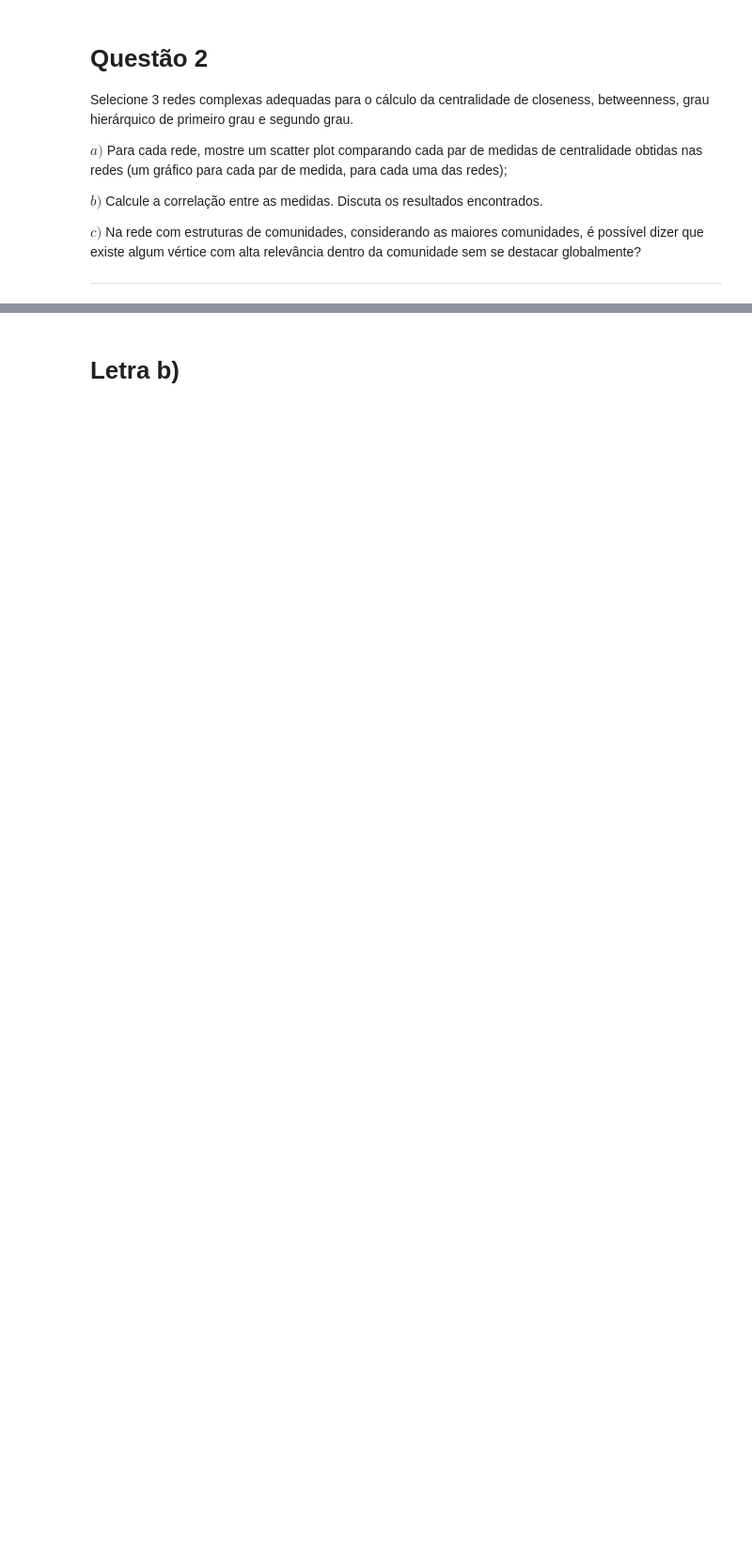
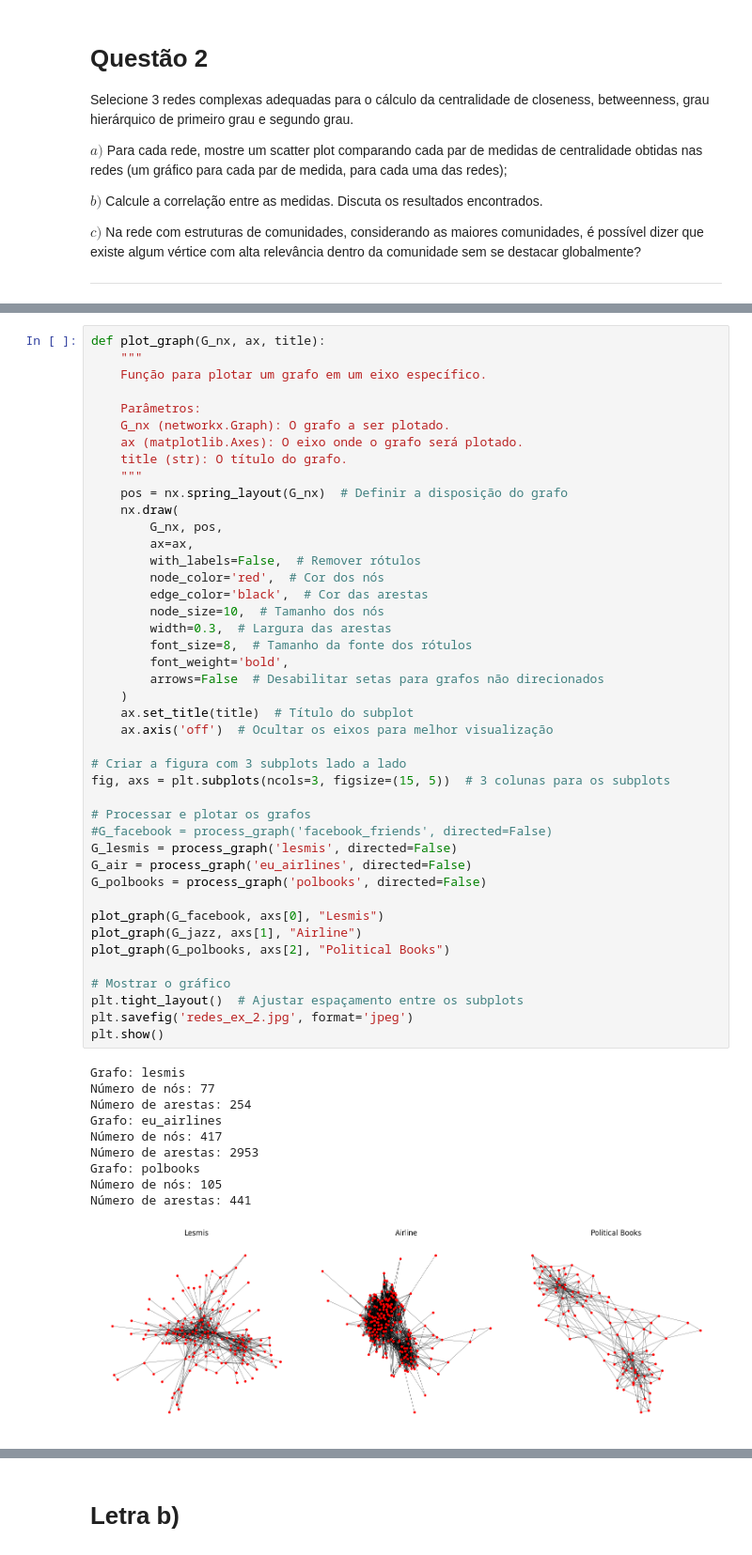
Before and after one commit to VictorFrancheto/logistic-regression, a Jupyter notebook: Prova_1.ipynb, the cells around one changed output, grey strips where cells are left out. Shown at 94% size. Cells and saved outputs as stored; diff of their text form; blank space fills up the shorter version.

```diff
--- a/Prova_1.ipynb
+++ b/Prova_1.ipynb
@@ -663,0 +626,54 @@ centralities_polbooks = calculate_centralities(G_polbooks)
+# %%
+def plot_graph(G_nx, ax, title):
+    """
+    Função para plotar um grafo em um eixo específico.
+
+    Parâmetros:
+    G_nx (networkx.Graph): O grafo a ser plotado.
+    ax (matplotlib.Axes): O eixo onde o grafo será plotado.
+    title (str): O título do grafo.
+    """
+    pos = nx.spring_layout(G_nx)  # Definir a disposição do grafo
+    nx.draw(
+        G_nx, pos,
+        ax=ax,
+        with_labels=False,  # Remover rótulos
+        node_color='red',  # Cor dos nós
+        edge_color='black',  # Cor das arestas
+        node_size=10,  # Tamanho dos nós
+        width=0.3,  # Largura das arestas
+        font_size=8,  # Tamanho da fonte dos rótulos
+        font_weight='bold',
+        arrows=False  # Desabilitar setas para grafos não direcionados
+    )
+    ax.set_title(title)  # Título do subplot
+    ax.axis('off')  # Ocultar os eixos para melhor visualização
+
+# Criar a figura com 3 subplots lado a lado
+fig, axs = plt.subplots(ncols=3, figsize=(15, 5))  # 3 colunas para os subplots
+
+# Processar e plotar os grafos
+#G_facebook = process_graph('facebook_friends', directed=False)
+G_lesmis = process_graph('lesmis', directed=False)
+G_air = process_graph('eu_airlines', directed=False)
+G_polbooks = process_graph('polbooks', directed=False)
+
+plot_graph(G_facebook, axs[0], "Lesmis")
+plot_graph(G_jazz, axs[1], "Airline")
+plot_graph(G_polbooks, axs[2], "Political Books")
+
+# Mostrar o gráfico
+plt.tight_layout()  # Ajustar espaçamento entre os subplots
+plt.savefig('redes_ex_2.jpg', format='jpeg')
+plt.show()
+# %% [output]
+Grafo: lesmis
+Número de nós: 77
+Número de arestas: 254
+Grafo: eu_airlines
+Número de nós: 417
+Número de arestas: 2953
+Grafo: polbooks
+Número de nós: 105
+Número de arestas: 441
+[figure, added]
```
Also changed, not shown: parts of 15 cells of this notebook.
